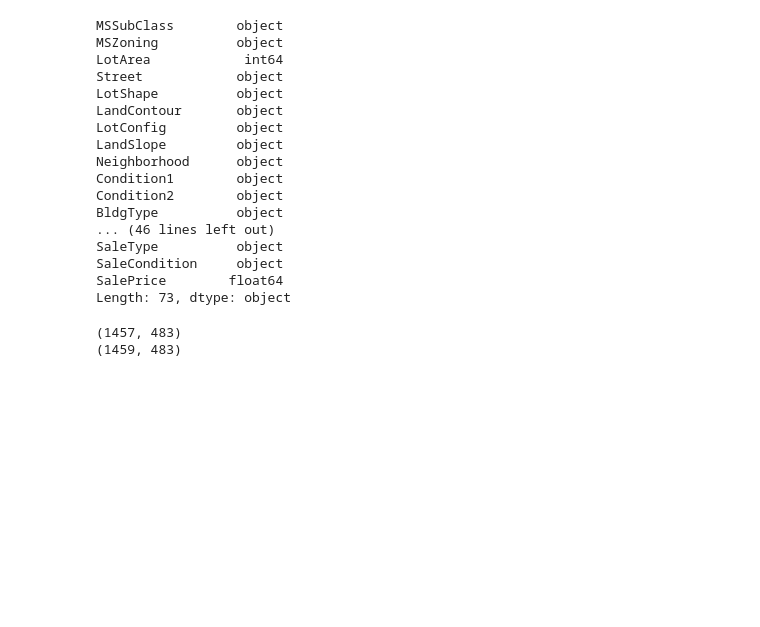
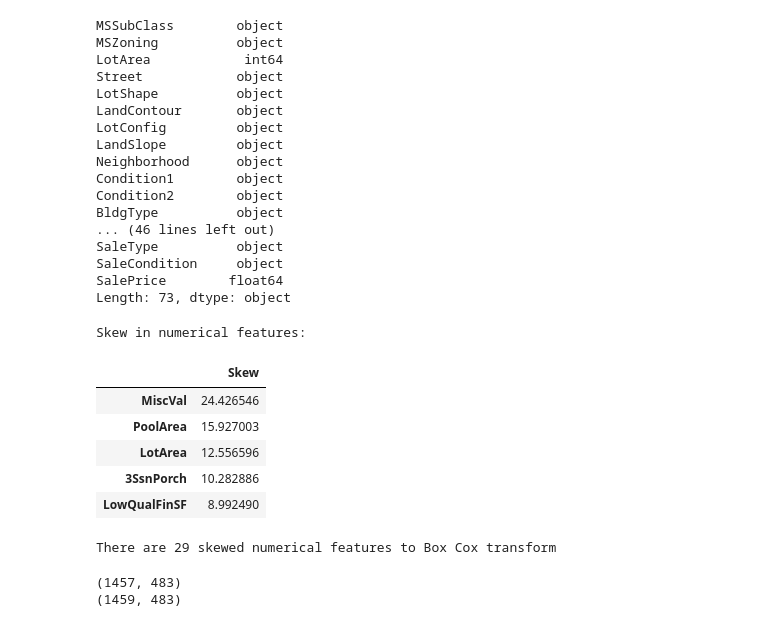
Before and after one commit to BaronMa/Kaggle-Competition, a Jupyter notebook: House Prices/Predict house price.ipynb, the cells around one changed output. Drawn from its saved outputs; the diff is of its cells as text; code cells hidden in the pictures; blank space fills up the shorter version.

```diff
--- a/House Prices/Predict house price.ipynb
+++ b/House Prices/Predict house price.ipynb
@@ -276,5 +276,34 @@ Length: 73, dtype: object
 # %%
 target = df_train[['SalePrice']]
 df_train.drop(['SalePrice'], axis=1, inplace=True)
+# %%
+numeric_feats = df_train.dtypes[df_train.dtypes != "object"].index
+
+# Check the skew of all numerical features
+skewed_feats = df_train[numeric_feats].apply(lambda x: stats.skew(x.dropna())).sort_values(ascending=False)
+print("\nSkew in numerical features: \n")
+skewness = pd.DataFrame({'Skew' :skewed_feats})
+skewness.head()
+# %% [output]
+Skew in numerical features:
+|  | Skew |
+| MiscVal | 24.426546 |
+| PoolArea | 15.927003 |
+| LotArea | 12.556596 |
+| 3SsnPorch | 10.282886 |
+| LowQualFinSF | 8.992490 |
+# %%
+skewness = skewness[abs(skewness) > 0.75]
+print("There are {} skewed numerical features to Box Cox transform".format(skewness.shape[0]))
+
+from scipy.special import boxcox1p
+skewed_features = skewness.index
+lam = 0.15
+for feat in skewed_features:
+    #all_data[feat] += 1
+    df_train[feat] = boxcox1p(df_train[feat], lam)
+    df_test[feat] = boxcox1p(df_test[feat], lam)
+# %% [output]
+There are 29 skewed numerical features to Box Cox transform
 # %%
 cat_feats = df_train.dtypes[df_train.dtypes == "object"].index
```
Also changed, not shown: parts of 11 cells of this notebook, 1 other file.
